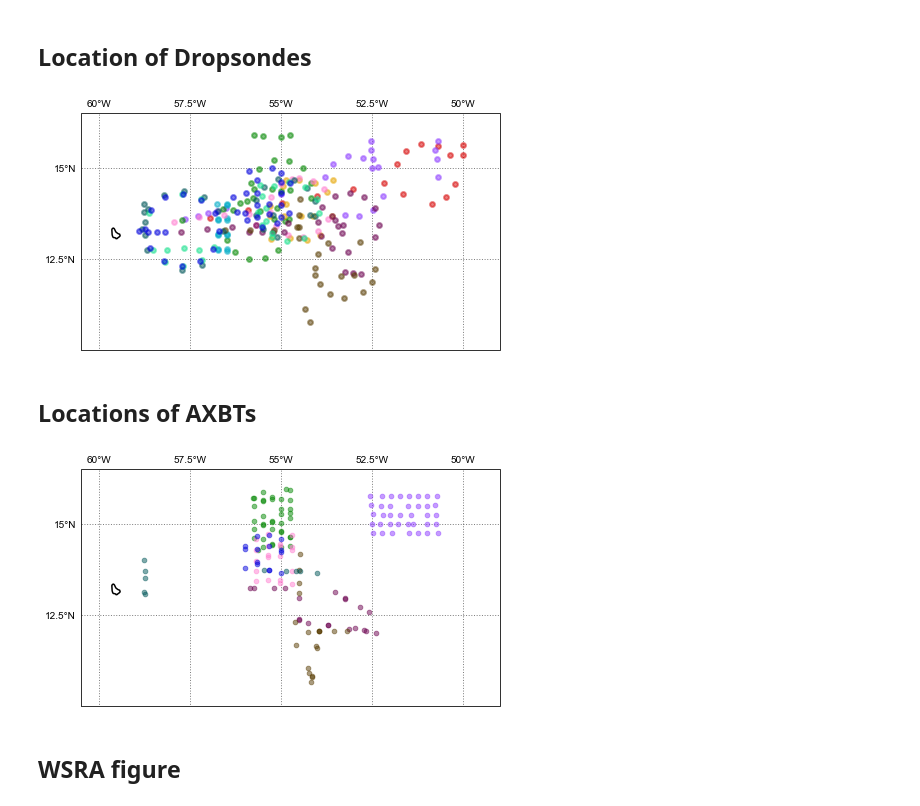
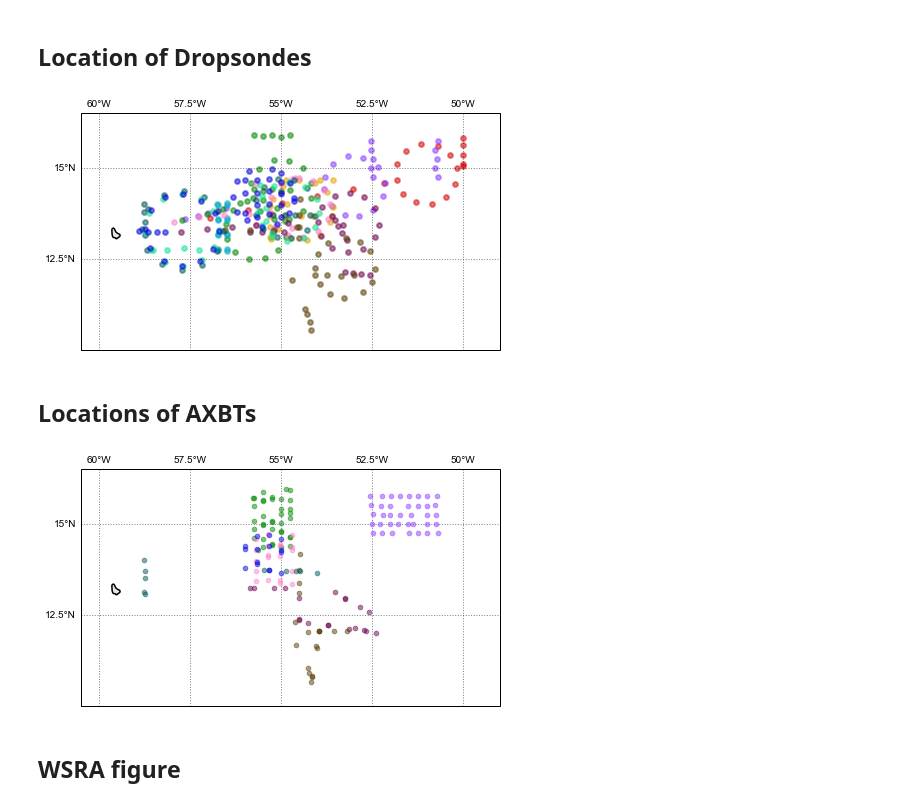
Before and after one commit to RobertPincus/atomic-p3-data-paper, a Jupyter notebook: Figures.ipynb, the cells around one changed output. Cells and saved outputs as stored; diff of their text form; code cells hidden in the pictures.

```diff
--- a/Figures.ipynb
+++ b/Figures.ipynb
@@ -98,2 +113,8 @@ p3_data = open_catalog('p3-intake-catalog/main.yaml')
 # %%
-# flight_level_data = xr.concat([p3_data.flight_level[d].to_dask() for d in list(p3_data.flight_level)], dim = "time")
+flight_level_data = xr.concat([p3_data.flight_level[d].to_dask() for d in list(p3_data.flight_level)], dim = "time")
+nav_data = xr.Dataset({
+    "time":flight_level_data.time,
+    "lat" :flight_level_data.lat,
+    "lon" :flight_level_data.lon,
+    "alt" :flight_level_data.alt})
+nav_data.load()
@@ -111,12 +141,12 @@ if False: ax.annotate("Trade-wind Alley",
             size=16, va="top", ha="left",zorder=10
            )
 
-for d in range(len(dates)):
-    flight = p3_data.flight_level[list(p3_data.flight_level)[d]].to_dask()
+for d in flight_dates:
+    flight = nav_data.sel(time=d.strftime("%Y-%m-%d"))
     ax.plot(flight.lon,flight.lat,
-            lw=2,alpha=0.5,c=flight_cols[d],
+            lw=2,alpha=0.5,c=flight_cols[flight_dates.index(d)],
             transform=ccrs.PlateCarree(),zorder=7,
-            label=dates[d][5:])
+            label="{:02d}-{:02d}".format(d.month, d.day))
 
 plt.legend(ncol=3,loc=(0.0,0.0),fontsize=10,framealpha=0.8,markerscale=5)
 fig.tight_layout()
@@ -130,12 +160,13 @@ sns.set_context("paper")
 fig = plt.figure(figsize = (7,4.2)) # Matches sizes of the maps
 ax = plt.axes()
 
-for d in range(len(dates)):
-    flight = p3_data.flight_level[list(p3_data.flight_level)[d]].to_dask()
+for d in flight_dates:
+    flight = nav_data.sel(time=d.strftime("%Y-%m-%d"))
     flight = flight.where(flight.alt > 80, drop=True) # Proxy for take-off time
     plt.plot((flight.time - flight.time.min()).astype('timedelta64[s]'), flight.alt/1000.,
-             lw=2,alpha=0.5,c=flight_cols[d],
-             label=dates[d][5:])
+             lw=2,alpha=0.5,c=flight_cols[flight_dates.index(d)],
+             label="{:02d}-{:02d}".format(d.month, d.day))
+
 
 plt.xticks(np.arange(10) * 3600 * 1e9, labels = np.arange(10))
 ax.set_xlabel("Time after flight start (h)")
@@ -160,22 +184,30 @@ joanne_l3_p3 = joanne_l3.where(joanne_l3.Platform=='P3', drop='True').swap_dims(
 # %%
+#
+# Dropsonde locations from JOANNE via the flight segmentation database/repository
+#
+sondes_file = 'https://raw.githubusercontent.com/eurec4a/flight-phase-separation/master/scripts/sondes.yaml'
+with urllib.request.urlopen(sondes_file) as f:
+    p3_sondes = [s for s in yaml.safe_load(f) if "P3" in s["platform"]]
+
 sns.set_context("paper")
 fig = plt.figure(figsize = (7.5,8.5))
 
 ax  = set_up_map(plt)
 add_gridlines(ax)
 
-for d in range(len(dates)):
-    flight = joanne_l3_p3.sel(launch_time = dates[d])
-    ax.scatter(flight.flight_lon, flight.flight_lat,
-               lw=2,alpha=0.5,c=flight_cols[d],
-               transform=ccrs.PlateCarree(),zorder=7,
-               label=dates[d][5:])
+for d in flight_dates:
+    flight = nav_data.sel(time=d.strftime("%Y-%m-%d"))
+    sonde_times = [s['launch_time'] for s in p3_sondes if s['launch_time'].date() == d]
+    flight = flight.sel(time=sonde_times)
+    ax.scatter(flight.lon, flight.lat,
+               lw=2, alpha=0.5, c=flight_cols[flight_dates.index(d)],
+               label="{:02d}-{:02d}".format(d.month, d.day))
 
 if saveFigs:
     fig.savefig(figDir.joinpath("Dropsondes-plan-view.pdf"), dpi=600, transparent=True, bbox_inches = "tight")
     fig.savefig(figDir.joinpath("Dropsondes-plan-view.png"), dpi=150, transparent=True, bbox_inches = "tight")
 # %% [output]
-[figure, old version]
+[figure, new version]
 # %% [markdown]
 ## Locations of AXBTs
 # %%
@@ -187,11 +219,14 @@ fig = plt.figure(figsize = (7.5,8.5))
 ax  = set_up_map(plt)
 add_gridlines(ax)
 
-for d in range(len(dates)):
-    # Were AXBTs dropped on this day? Seems like there should be an easier way to determine this
-    if np.any((axbts.time.values.astype('datetime64[D]') - np.datetime64(dates[d], 'D')) == np.timedelta64(0, 'D')):
-        flight = axbts.sel(time=dates[d])
-        ax.scatter(flight.lon,flight.lat,alpha=0.5,c=flight_cols[d],transform=ccrs.PlateCarree(),zorder=7, label=dates[d][5:])
+for d in flight_dates:
+    # Were AXBTs dropped on this day?
+    if(d.strftime("%Y-%m-%d") in np.datetime_as_string(axbts.time, unit="D")):
+        flight = axbts.sel(time=d.strftime("%Y-%m-%d"))
+        ax.scatter(flight.lon,flight.lat,
+                   alpha=0.5,c=flight_cols[flight_dates.index(d)],
+                   transform=ccrs.PlateCarree(),zorder=7,
+                   label="{:02d}-{:02d}".format(d.month, d.day))
 
 #
 # Add context for the AXBTs? RHB is already in the text. SWIFT buoys?
@@ -200,7 +235,7 @@ if saveFigs:
     fig.savefig(figDir.joinpath("AXBTs-plan-view.pdf"), dpi=600, transparent=True, bbox_inches = "tight")
     fig.savefig(figDir.joinpath("AXBTs-plan-view.png"), dpi=150, transparent=True, bbox_inches = "tight")
 # %% [output]
-[figure, old version]
+[figure, new version]
 # %% [markdown]
 ## WSRA figure
 # %%
```
Also changed, not shown: parts of 16 cells of this notebook.
